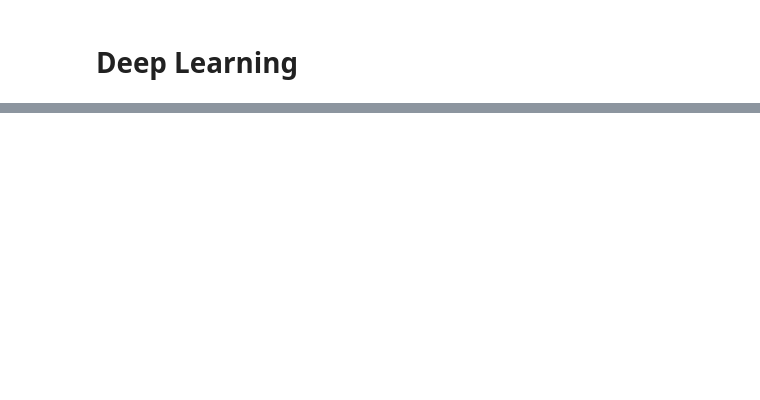
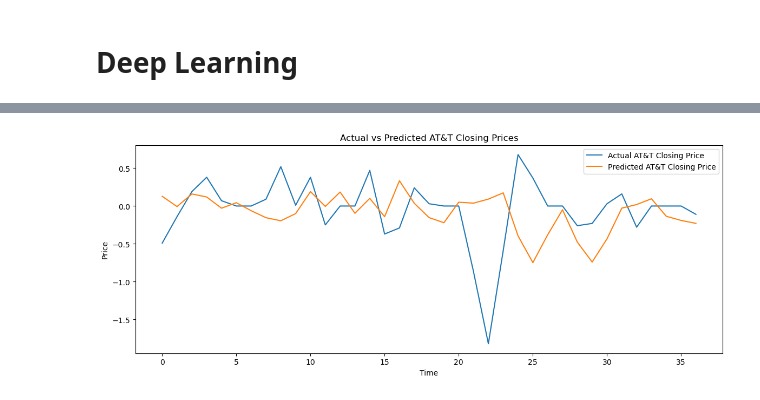
Before and after one commit to tacotuesday/time-series-stock-forecasting, a Jupyter notebook: 03-deep-learning/notebooks/deep-learning.ipynb, the cells around one changed output, grey strips where cells are left out. Cells and saved outputs as stored; diff of their text form; code cells hidden in the pictures; blank space fills up the shorter version.

Commit message:
SimpleRNNModel class v1

```diff
--- a/03-deep-learning/notebooks/deep-learning.ipynb
+++ b/03-deep-learning/notebooks/deep-learning.ipynb
@@ -56,6 +94,6 @@ v_nn_test = v_dataset.iloc[split_point:]
 # %%
 # Create a function to split the dataset into sub-sequences
-def create_dataset(data: pd.Series, window_size: int) -> tuple:
+def create_dataset(data: np.ndarray, window_size: int) -> tuple:
     X, y = [], []
     for i in range(len(data) - window_size):
         X.append(data[i:(i + window_size)])
@@ -79,0 +173,20 @@ v_X_test = v_X_test.reshape(v_X_test.shape[0], v_X_test.shape[1], n_features)
+# %%
+warnings.filterwarnings("ignore")
+
+# Create the Optuna study
+study = optuna.create_study(
+    direction="minimize", study_name="SimpleRNN Hyperparameter Optimization"
+)
+study.optimize(
+    objective, n_trials=50, timeout=600
+)  # Adjust n_trials and timeout as needed
+
+# Display the best trial
+print("Number of finished trials: ", len(study.trials))
+print("Best trial:")
+trial = study.best_trial
+
+print("  Value: {}".format(trial.value))
+print("  Params: ")
+for key, value in trial.params.items():
+    print("    {}: {}".format(key, value))
@@ -79,0 +302,18 @@ v_X_test = v_X_test.reshape(v_X_test.shape[0], v_X_test.shape[1], n_features)
+# %%
+# Make predictions on test data
+y_pred_best = final_model.predict(X_val_best)
+
+# Inverse transform the scaled data
+t_y_test_actual = scaler_t.inverse_transform(y_val_best.reshape(-1, 1))
+t_y_pred_actual = scaler_t.inverse_transform(y_pred_best)
+
+# Plot the results
+plt.figure(figsize=(14, 5))
+plt.plot(t_y_test_actual, label="Actual AT&T Closing Price")
+plt.plot(t_y_pred_actual, label="Predicted AT&T Closing Price")
+plt.title("Actual vs Predicted AT&T Closing Prices")
+plt.xlabel("Time")
+plt.ylabel("Price")
+plt.legend()
+plt.show()
+# %% [output]
@@ -79,0 +321 @@ v_X_test = v_X_test.reshape(v_X_test.shape[0], v_X_test.shape[1], n_features)
+[figure, added]
```
Also changed, not shown: parts of 22 cells of this notebook.
